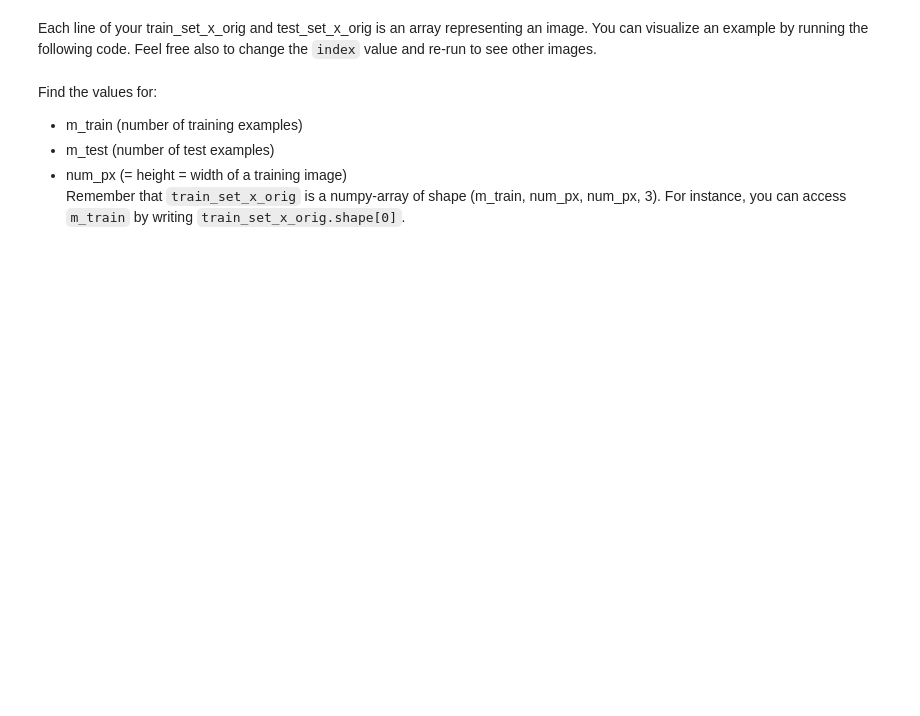
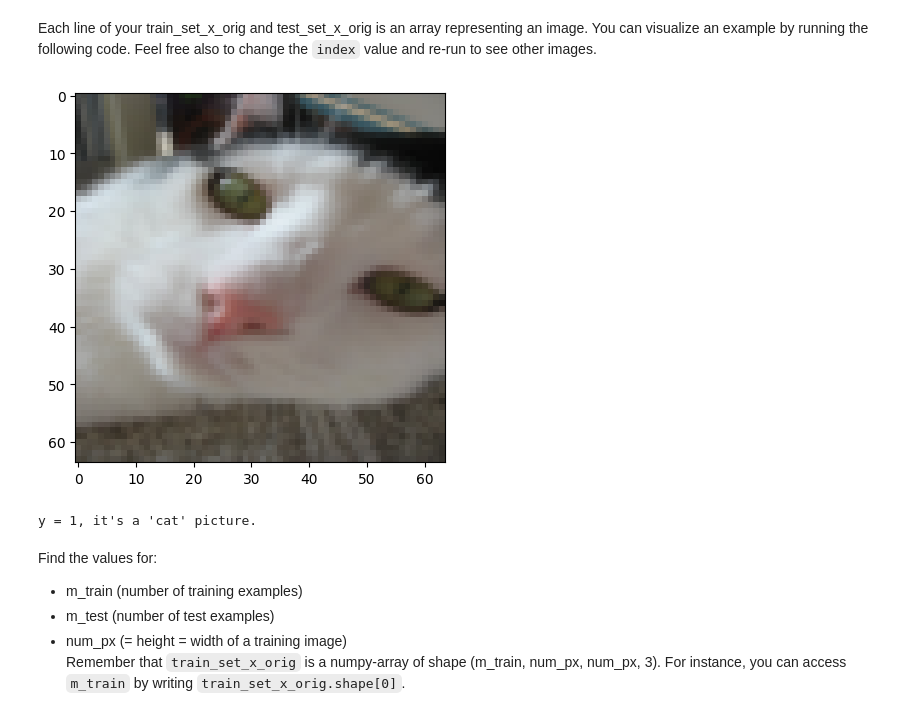
Before and after one commit to shubham282raj/SOC-Deep-Learning, a Jupyter notebook: 05_Logistic_Regression_on_Cat_Images/assignment.ipynb, the cells around one changed output. Drawn from its saved outputs; the diff is of its cells as text; code cells hidden in the pictures; blank space fills up the shorter version.

```diff
--- a/05_Logistic_Regression_on_Cat_Images/assignment.ipynb
+++ b/05_Logistic_Regression_on_Cat_Images/assignment.ipynb
@@ -34,10 +36,13 @@ print(trainDatasetX.shape, trainDatasetY.shape)
 # %% [markdown]
 Each line of your train_set_x_orig and test_set_x_orig is an array representing an image. You can visualize an example by running the following code. Feel free also to change the `index` value and re-run to see other images.
 # %%
-index = 10
+index = 14
 plt.imshow(trainDatasetX[index])
 plt.show()
 print ("y = " + str(trainDatasetY[0, index]) + ", it's a '" + classes[np.squeeze(trainDatasetY[:, index])].decode("utf-8") +  "' picture.")
+# %% [output]
+[figure, added]
+y = 1, it's a 'cat' picture.
 # %% [markdown]
 Find the values for:
 - m_train (number of training examples)
```
Also changed, not shown: parts of 9 cells of this notebook, 1 other file.
